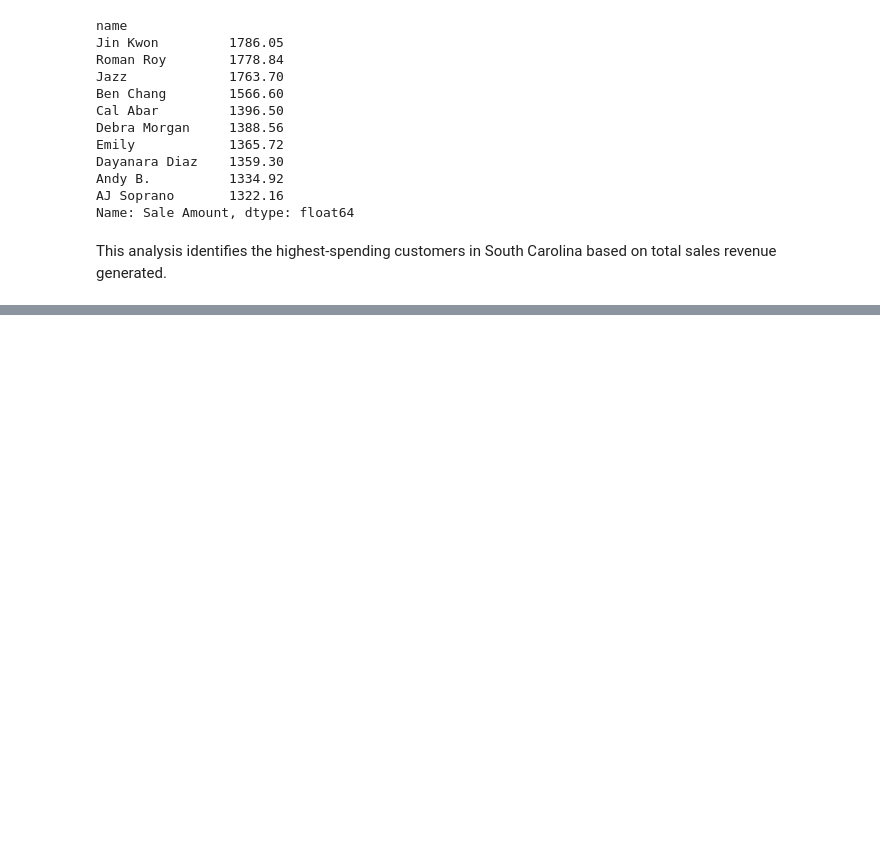
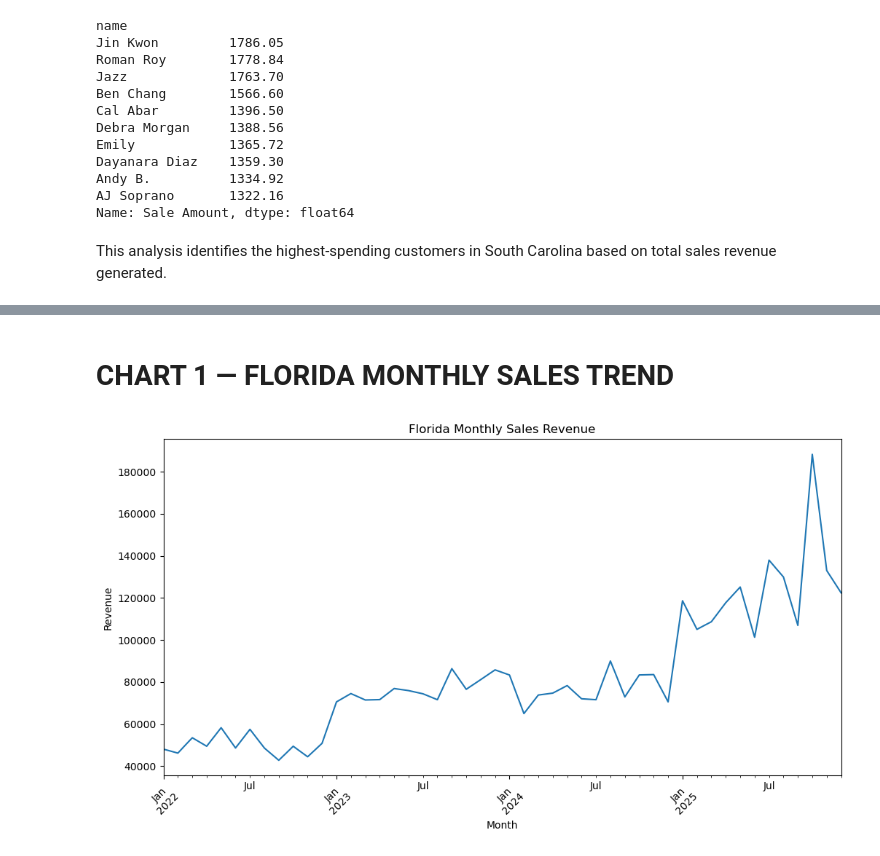
Before and after one commit to Soniatana/Capstone_2, a Jupyter notebook: tana_sales_analysis.ipynb, the cells around one changed output, grey strips where cells are left out. Cells and saved outputs as stored; diff of their text form; code cells hidden in the pictures; blank space fills up the shorter version.

Commit message:
Final notebook cleanup and charts

```diff
--- a/tana_sales_analysis.ipynb
+++ b/tana_sales_analysis.ipynb
@@ -532,0 +652,18 @@ This analysis identifies the highest-spending customers in South Carolina based
+# %% [markdown]
+# CHART 1 — FLORIDA MONTHLY SALES TREND
+# %%
+# Create Florida monthly revenue line chart
+
+plt.figure(figsize=(12,6))
+
+florida_monthly_revenue.plot()
+
+plt.title("Florida Monthly Sales Revenue")
+plt.xlabel("Month")
+plt.ylabel("Revenue")
+
+plt.xticks(rotation=45)
+
+plt.show()
+# %% [output]
+[figure, added]
```
Also changed, not shown: parts of 15 cells of this notebook.
